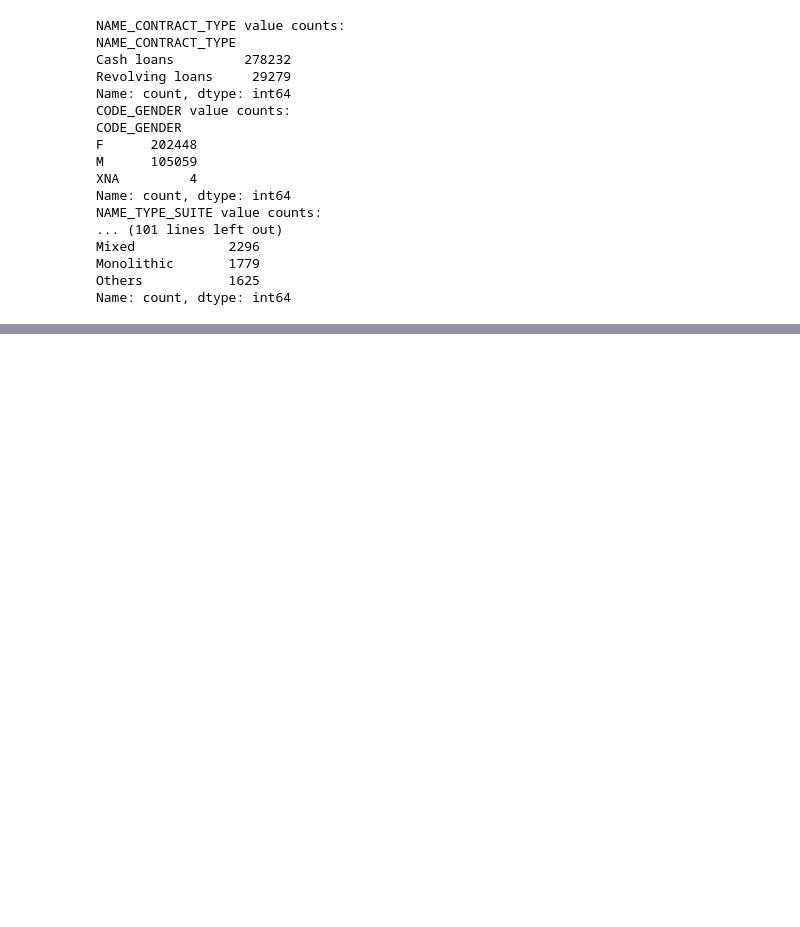
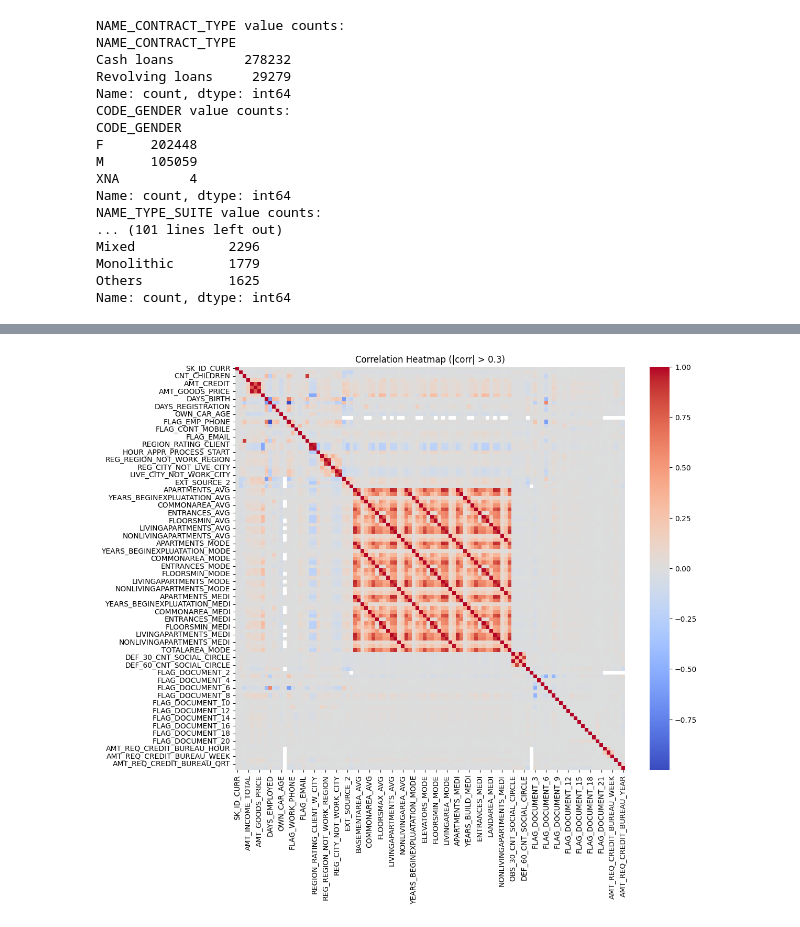
Before and after one commit to halimcan/Home-Credit-Default-Project, a Jupyter notebook: Credit_Scoring.ipynb, the cells around one changed output, grey strips where cells are left out. Saved outputs shown, nothing was run; the diff lists cells and outputs as text; code cells hidden in the pictures; blank space fills up the shorter version.

```diff
--- a/Credit_Scoring.ipynb
+++ b/Credit_Scoring.ipynb
@@ -167,0 +265,19 @@ plt.show()
+# %%
+#  |corr| > 0.3 Variables Heatmap
+
+# Correlation matrix
+numeric_cols = app_train.select_dtypes(include=['float64', 'int64']).columns
+corr = app_train[numeric_cols].corr()
+
+# Threshold
+threshold = 0.3
+
+# Variables over threshold
+filtered_cols = corr.columns[(corr.abs() > threshold).any()]
+
+plt.figure(figsize=(12,10))
+sns.heatmap(corr.loc[filtered_cols, filtered_cols], cmap="coolwarm", center=0)
+plt.title("Correlation Heatmap (|corr| > 0.3)")
+plt.show()
+# %% [output]
+[figure, added]
```
Also changed, not shown: parts of 19 cells of this notebook.
